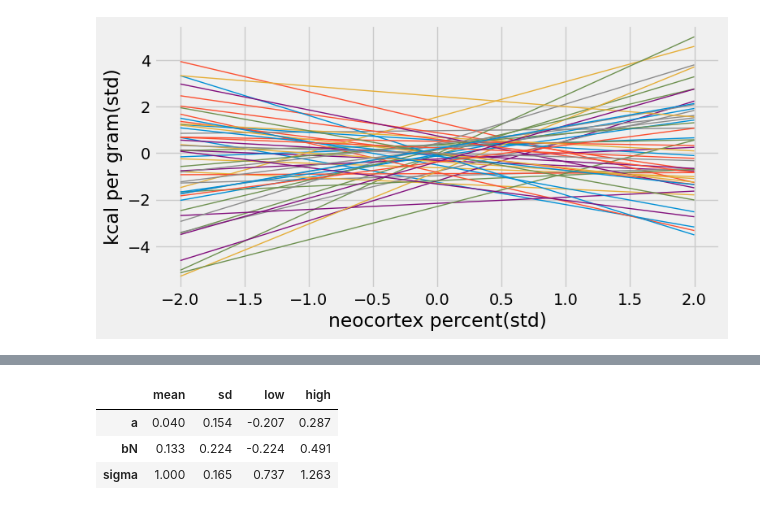
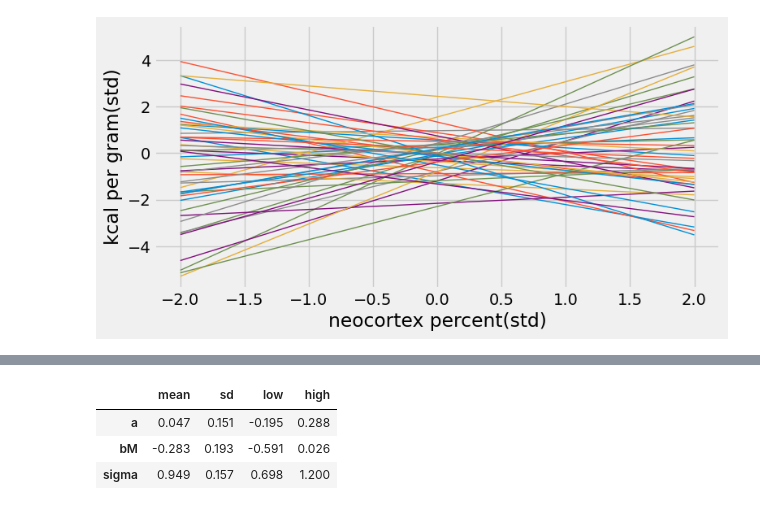
Before and after one commit to sushmit86/Statiistical_rethinking_jax, a Jupyter notebook: sushmit_05_geocentric_models.ipynb, the cells around one changed output, grey strips where cells are left out. Drawn from its saved outputs; the diff is of its cells as text; code cells hidden in the pictures.

```diff
--- a/sushmit_05_geocentric_models.ipynb
+++ b/sushmit_05_geocentric_models.ipynb
@@ -643,7 +644,7 @@ None
 # %%
 d["K"] = d['kcal.per.g'].pipe(lambda x: (x - x.mean())/x.std())
 d["N"] = d['neocortex.perc'].pipe(lambda x: (x - x.mean())/x.std())
-d["M"] = d['mass'].pipe(lambda x: (x - x.mean())/x.std())
+d["M"] = np.log(d['mass']).pipe(lambda x: (x - x.mean())/x.std())
 # %%
 #@title 5.30/5.31
 dcc = d.dropna()
@@ -695,33 +758,30 @@ plt.show()
 # %%
-#@title 5.34
-model5_5 = tfd.JointDistributionNamedAutoBatched(OrderedDict(
+#@title 5.37
+model5_6 = tfd.JointDistributionNamedAutoBatched(OrderedDict(
     a = tfd.Normal(loc=0.0,scale=0.2),
-    bN = tfd.Normal(loc= 0.0, scale =0.5),
+    bM = tfd.Normal(loc= 0,scale = 0.5),
     sigma = tfd.Exponential(rate = 1.0),
-    mu = lambda a,bN : tfd.Deterministic(a + bN * N_arr),
+    mu = lambda a,bM : tfd.Deterministic(a + bM * M_arr),
     K = lambda mu,sigma: tfd.Sample(tfd.Normal(loc=mu,scale=sigma))
 ))
-
-def nll5_5(parameters):
-  samples = model5_5.sample(
+def nll5_6(parameters):
+  samples = model5_6.sample(
       K = K_arr,
       a = parameters[0],
-      bN = parameters[1],
+      bM = parameters[1],
       sigma = parameters[2],
       seed = jax.random.PRNGKey(42))
-  return -1* model5_5.log_prob(samples)
-
-optimize_fn = ScipyMinimize(fun= nll5_5,method = 'L-BFGS-B' )
-a_start = model5_5.parameters['model']['a'].mean()
-bN_start = model5_5.parameters['model']['bN'].mean()
-sigma_start = model5_5.parameters['model']['sigma'].mean()
-results_m5_5 = optimize_fn.run(init_params=jnp.array([a_start,bN_start,sigma_start]))
-
-df_result_m5_5,cov_matrix_m5_5,df_post_samples_m_5_5 = marginal_test_results(
-    model =model5_5,results=results_m5_5,nll=nll5_5,credib_interval=0.89)
-df_result_m5_5.round(3)
+  return -1* model5_6.log_prob(samples)
+optimize_fn = ScipyMinimize(fun= nll5_6,method = 'L-BFGS-B')
+a_start = model5_6.parameters['model']['a'].mean()
+bM_start = model5_6.parameters['model']['bM'].mean()
+sigma_start = model5_6.parameters['model']['sigma'].mean()
+results_m5_6 = optimize_fn.run(init_params=jnp.array([a_start,bM_start,sigma_start]))
+df_result_m5_6,cov_matrix_m5_6,df_post_samples_m_5_6 = marginal_test_results(
+    model =model5_6,results=results_m5_6,nll=nll5_6,credib_interval=0.89)
+df_result_m5_6.round(3)
 # %% [output]
 |  | mean | sd | low | high |
-| a | 0.040 | 0.154 | -0.207 | 0.287 |
-| bN | 0.133 | 0.224 | -0.224 | 0.491 |
-| sigma | 1.000 | 0.165 | 0.737 | 1.263 |
+| a | 0.047 | 0.151 | -0.195 | 0.288 |
+| bM | -0.283 | 0.193 | -0.591 | 0.026 |
+| sigma | 0.949 | 0.157 | 0.698 | 1.200 |
```
Also changed, not shown: parts of 26 cells of this notebook.
